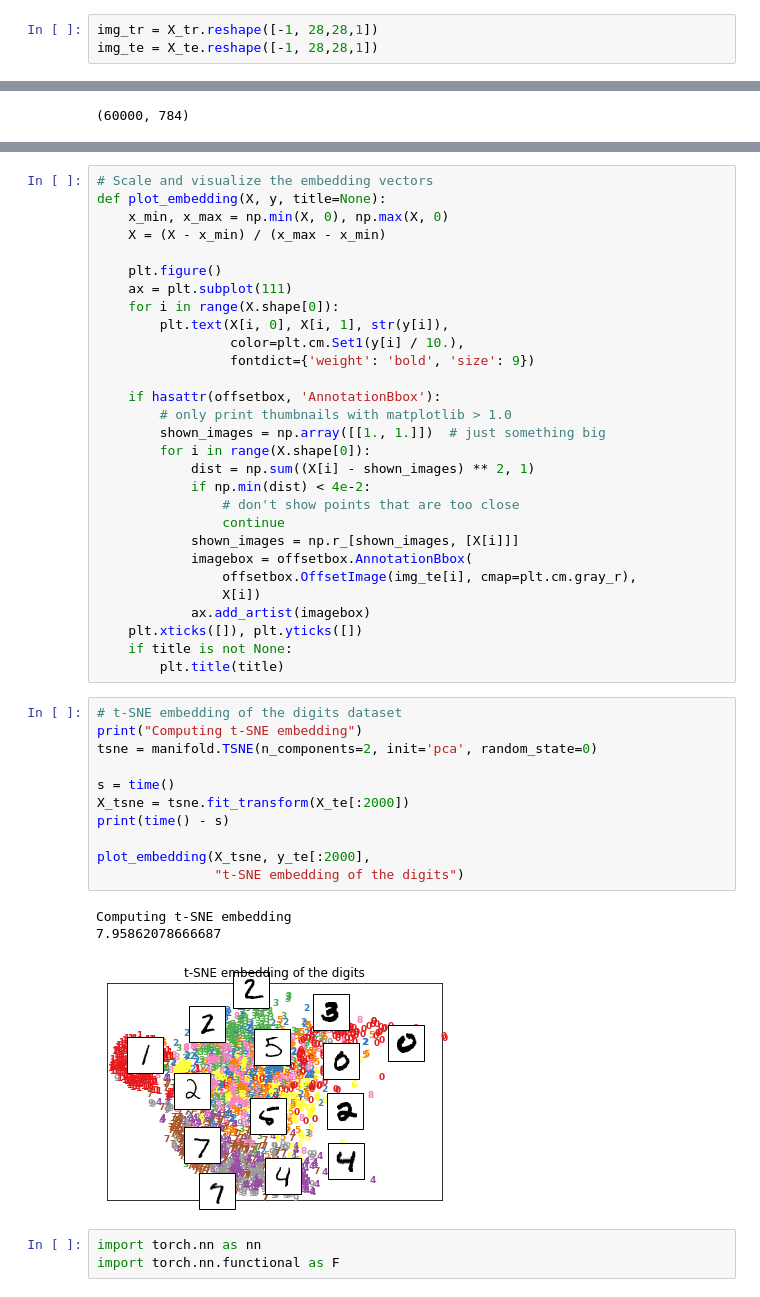
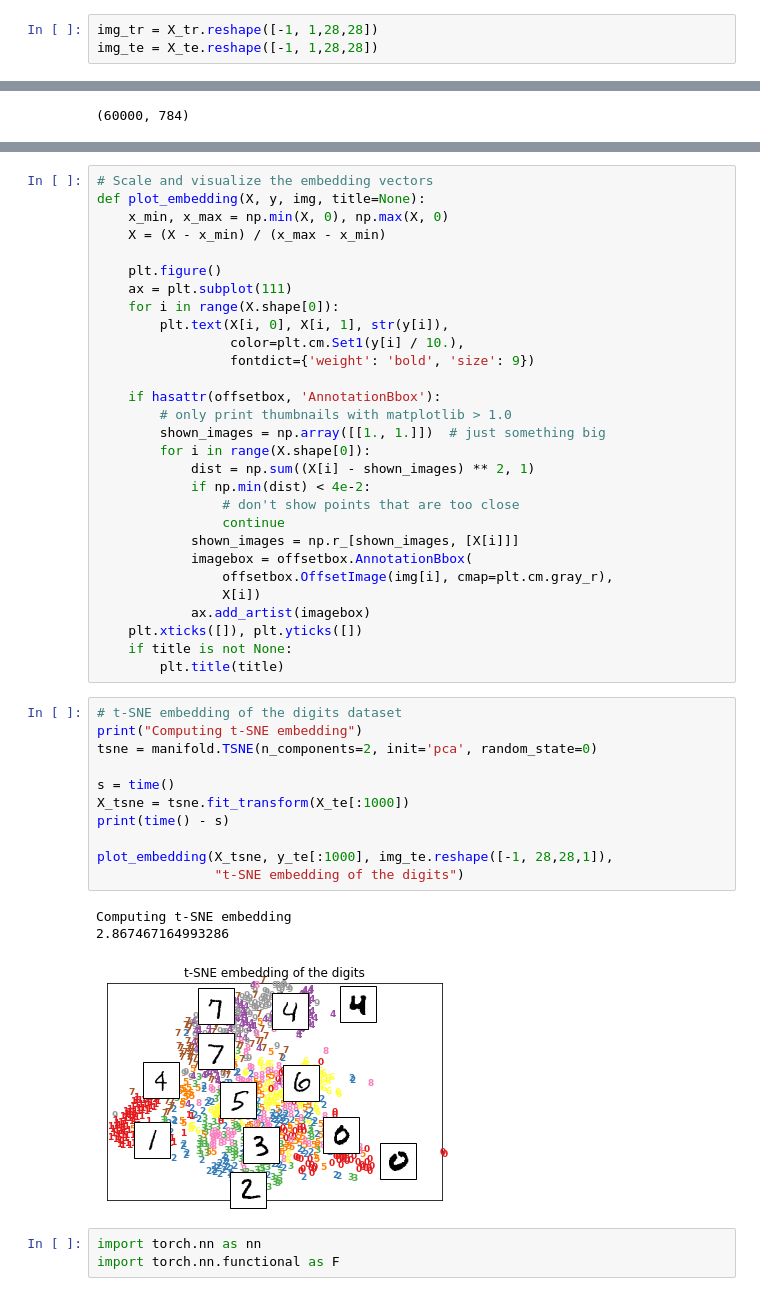
Before and after one commit to vdivakar/mnistMuddle, a Jupyter notebook: model.ipynb, the cells around one changed output, grey strips where cells are left out. Cells and saved outputs as stored; diff of their text form.

```diff
--- a/model.ipynb
+++ b/model.ipynb
@@ -17,8 +17,8 @@ y_tr = np.array(train_labels)
 X_te = np.array(test_images)
 y_te = np.array(test_labels)
 # %%
-img_tr = X_tr.reshape([-1, 28,28,1])
-img_te = X_te.reshape([-1, 28,28,1])
+img_tr = X_tr.reshape([-1, 1,28,28])
+img_te = X_te.reshape([-1, 1,28,28])
 # %%
 X_tr.shape
 # %% [output]
@@ -31,6 +31,6 @@ X_tr.shape
 # %%
 # Scale and visualize the embedding vectors
-def plot_embedding(X, y, title=None):
+def plot_embedding(X, y, img, title=None):
     x_min, x_max = np.min(X, 0), np.max(X, 0)
     X = (X - x_min) / (x_max - x_min)
 
@@ -51,7 +51,7 @@ def plot_embedding(X, y, title=None):
                 continue
             shown_images = np.r_[shown_images, [X[i]]]
             imagebox = offsetbox.AnnotationBbox(
-                offsetbox.OffsetImage(img_te[i], cmap=plt.cm.gray_r),
+                offsetbox.OffsetImage(img[i], cmap=plt.cm.gray_r),
                 X[i])
             ax.add_artist(imagebox)
     plt.xticks([]), plt.yticks([])
@@ -60,18 +60,18 @@ def plot_embedding(X, y, title=None):
 # %%
 # t-SNE embedding of the digits dataset
 print("Computing t-SNE embedding")
 tsne = manifold.TSNE(n_components=2, init='pca', random_state=0)
 
 s = time()
-X_tsne = tsne.fit_transform(X_te[:2000])
+X_tsne = tsne.fit_transform(X_te[:1000])
 print(time() - s)
 
-plot_embedding(X_tsne, y_te[:2000],
+plot_embedding(X_tsne, y_te[:1000], img_te.reshape([-1, 28,28,1]),
                "t-SNE embedding of the digits")
 # %% [output]
 Computing t-SNE embedding
-7.95862078666687
+2.867467164993286
-[figure, old version]
+[figure, new version]
 # %%
 import torch.nn as nn
 import torch.nn.functional as F
```
Also changed, not shown: parts of 8 cells of this notebook.
